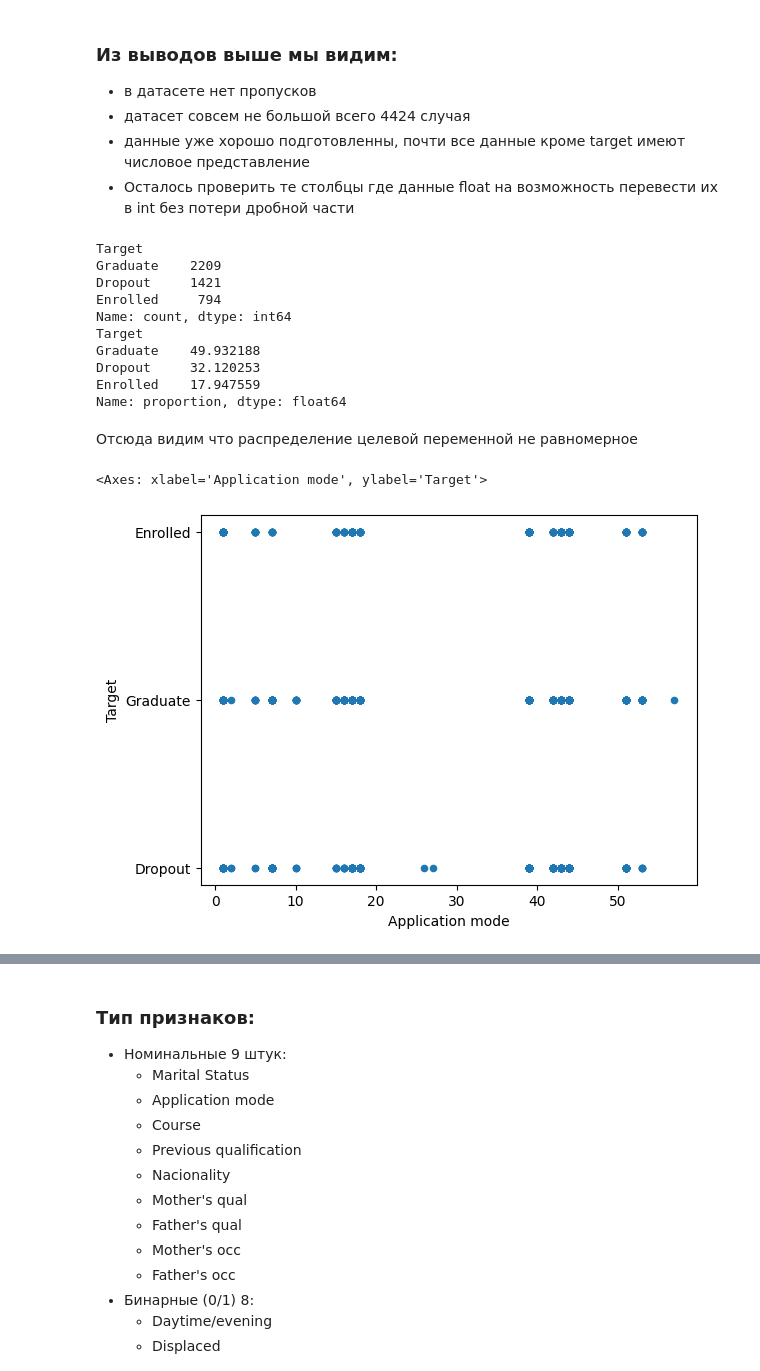
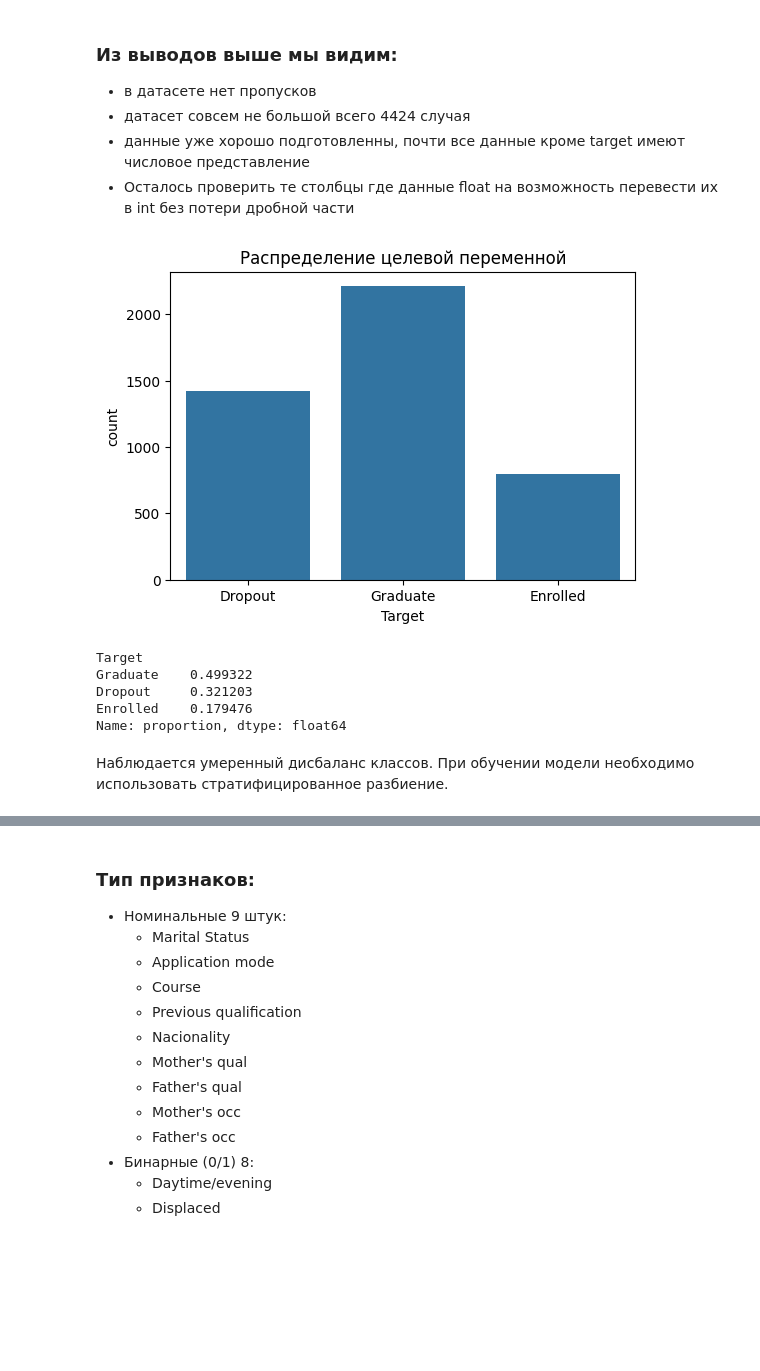
Before and after one commit to terracodum/ML_labs, a Jupyter notebook: lab1/lab1_class.ipynb, the cells around one changed output, grey strips where cells are left out. Saved outputs shown, nothing was run; the diff lists cells and outputs as text; code cells hidden in the pictures; blank space fills up the shorter version.

```diff
--- a/lab1/lab1_class.ipynb
+++ b/lab1/lab1_class.ipynb
@@ -346,26 +350,21 @@ np.int64(0)
 - данные уже хорошо подготовленны, почти все данные кроме target имеют числовое представление
 - Осталось проверить те столбцы где данные float на возможность перевести их в int без потери дробной части
 # %%
-print(data['Target'].value_counts())
-print(data['Target'].value_counts(normalize=True) * 100)
+plt.figure(figsize=(6,4))
+sns.countplot(x="Target", data=data)
+plt.title("Распределение целевой переменной")
+plt.show()
+
+data["Target"].value_counts(normalize=True)
 # %% [output]
+[figure, added]
 Target
-Graduate    2209
-Dropout     1421
-Enrolled     794
-Name: count, dtype: int64
-Target
-Graduate    49.932188
-Dropout     32.120253
-Enrolled    17.947559
+Graduate    0.499322
+Dropout     0.321203
+Enrolled    0.179476
 Name: proportion, dtype: float64
 # %% [markdown]
-Отсюда видим что распределение целевой переменной не равномерное
+Наблюдается умеренный дисбаланс классов. При обучении модели необходимо использовать стратифицированное разбиение.
-# %%
-data.plot.scatter(x='Application mode', y='Target')
-# %% [output]
-<Axes: xlabel='Application mode', ylabel='Target'>
-[figure, removed]
 # %%
 data.columns
 # %% [output]
```
Also changed, not shown: parts of 39 cells of this notebook, 1 other file.
